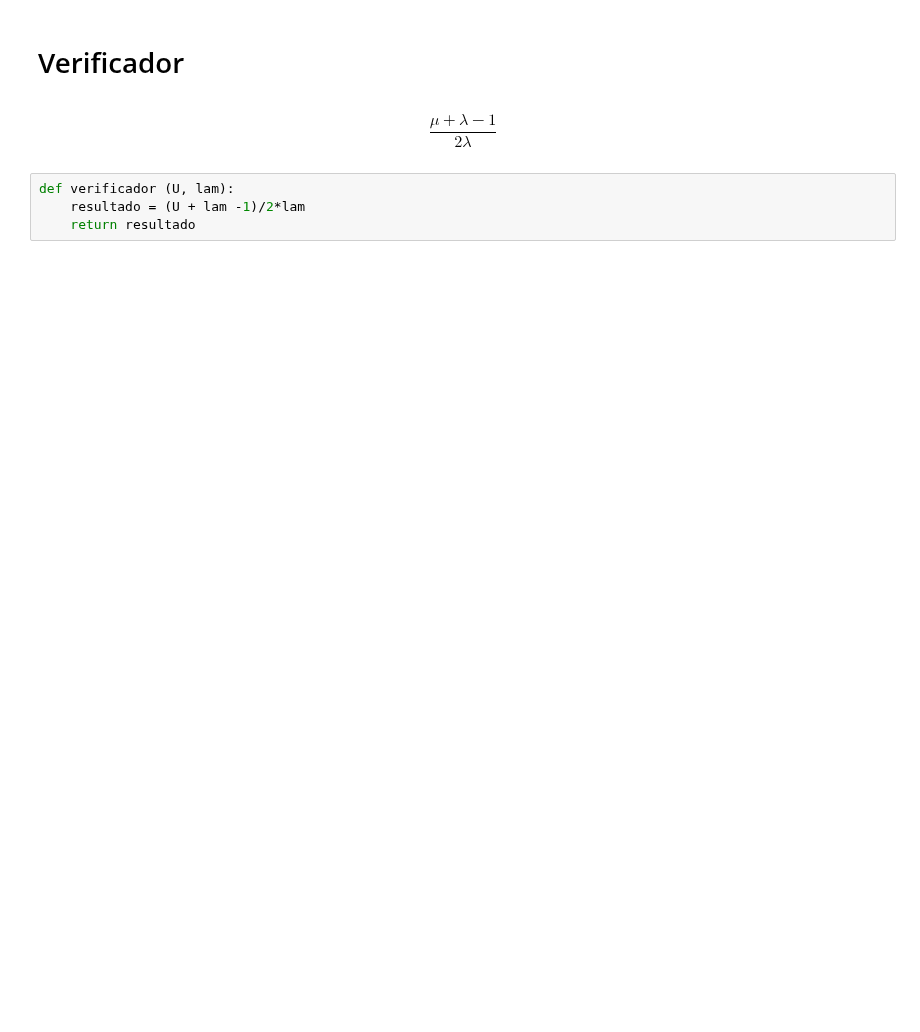
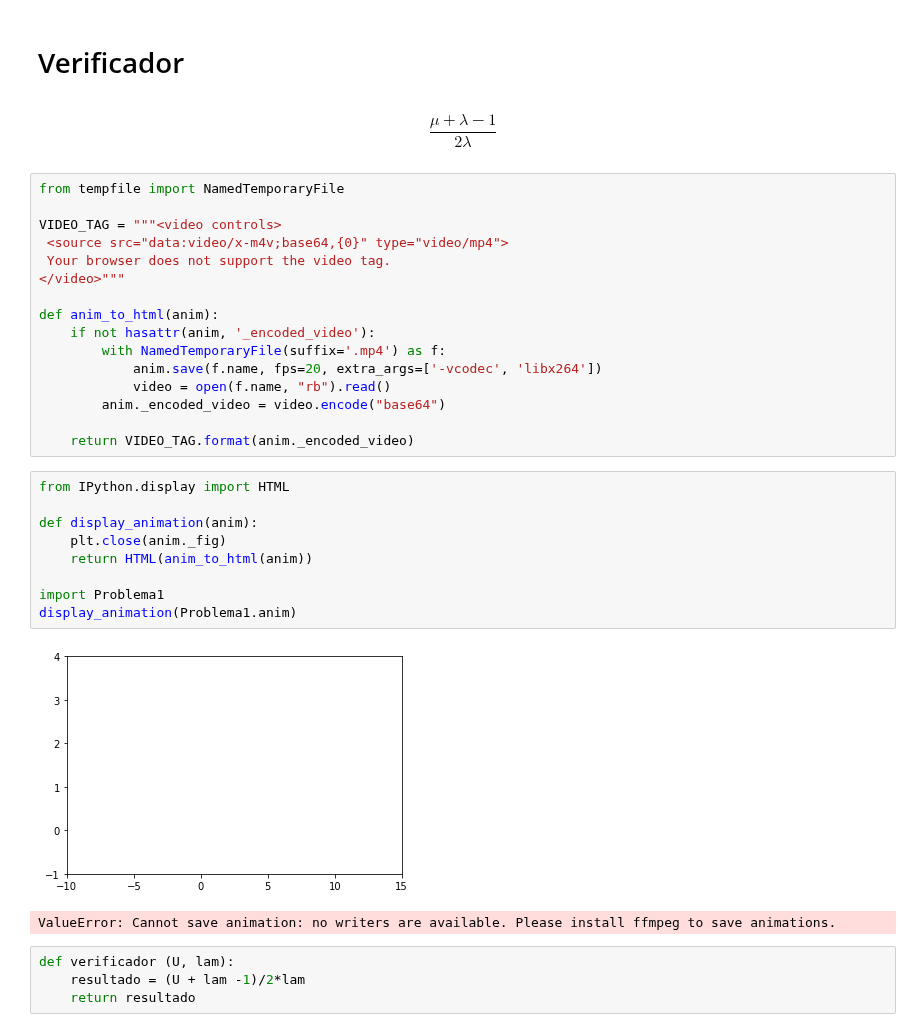
Before and after one commit to Gonen09/infinite-range-hopping-Python, a Jupyter notebook: problema 1.ipynb, the cells around one changed output. Drawn from its saved outputs; the diff is of its cells as text; blank space fills up the shorter version.

```diff
--- a/problema 1.ipynb
+++ b/problema 1.ipynb
@@ -178,6 +159,34 @@ overflow
 $$
 \frac{\mu + \lambda - 1}{2 \lambda}
 $$
+# %%
+from tempfile import NamedTemporaryFile
+
+VIDEO_TAG = """<video controls>
+ <source src="data:video/x-m4v;base64,{0}" type="video/mp4">
+ Your browser does not support the video tag.
+</video>"""
+
+def anim_to_html(anim):
+    if not hasattr(anim, '_encoded_video'):
+        with NamedTemporaryFile(suffix='.mp4') as f:
+            anim.save(f.name, fps=20, extra_args=['-vcodec', 'libx264'])
+            video = open(f.name, "rb").read()
+        anim._encoded_video = video.encode("base64")
+
+    return VIDEO_TAG.format(anim._encoded_video)
+# %%
+from IPython.display import HTML
+
+def display_animation(anim):
+    plt.close(anim._fig)
+    return HTML(anim_to_html(anim))
+
+import Problema1
+display_animation(Problema1.anim)
+# %% [output]
+[figure, added]
+ValueError: Cannot save animation: no writers are available. Please install ffmpeg to save animations.
 # %%
 def verificador (U, lam):
     resultado = (U + lam -1)/2*lam
```
Also changed, not shown: parts of 5 cells of this notebook.
